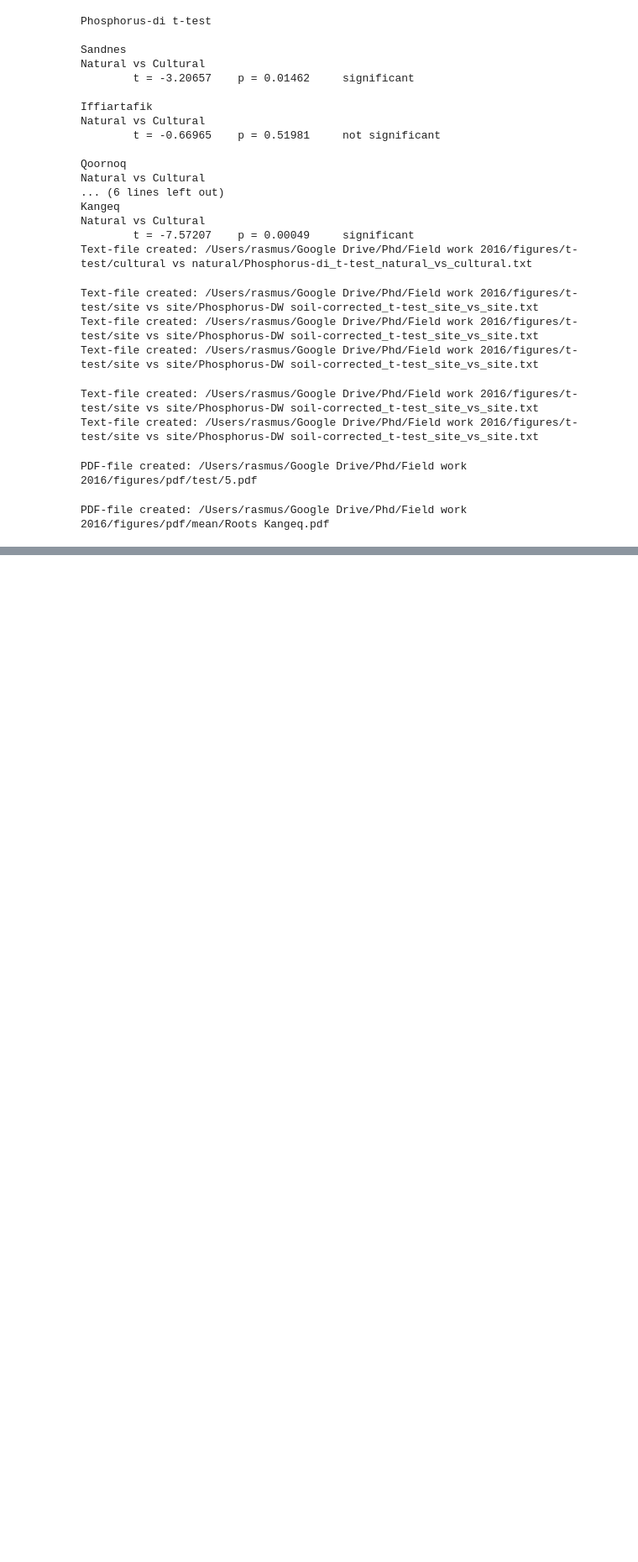
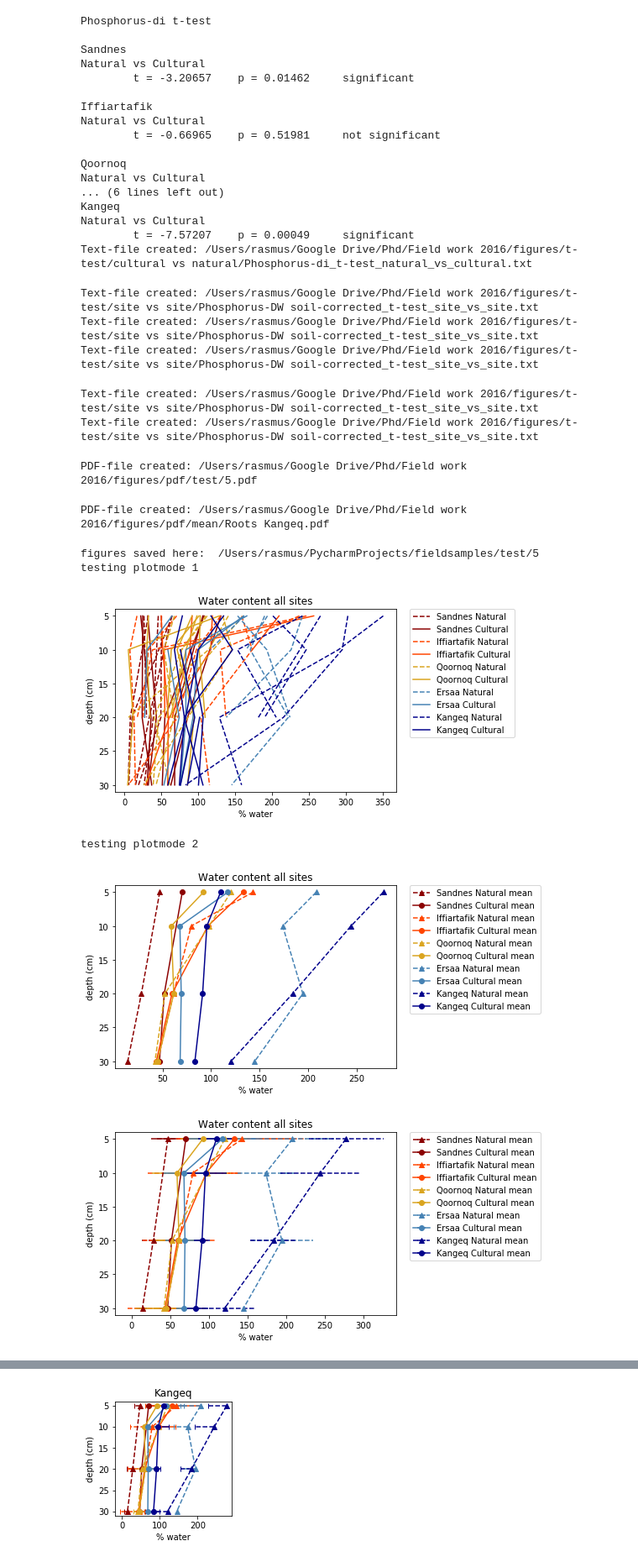
Before and after one commit to rasmusfenger/fieldsamples, a Jupyter notebook: view_soil_samples.ipynb, the cells around one changed output, grey strips where cells are left out. Shown: that part at 84% size. Cells and saved outputs as stored; diff of their text form; code cells hidden in the pictures; blank space fills up the shorter version.

```diff
--- a/view_soil_samples.ipynb
+++ b/view_soil_samples.ipynb
@@ -201,3 +204,14 @@ a = dataList[0].observation[~np.isnan(dataList[0].observation)]
 b = dataList[1].observation[~np.isnan(dataList[1].observation)]
 t, p = ttest_ind(dataList[0].observation, dataList[1].observation, equal_var=False)
 t, p = ttest_ind(a, b, equal_var=False)
+# %%
+from testsfunc import *
+inFile = '/Users/rasmus/Google Drive/Phd/Field work 2016/Lab_sheet_v9.39.xlsx'
+runtest(inFile, savefig=True)
+# %% [output]
+figures saved here:  /Users/rasmus/PycharmProjects/fieldsamples/test/5
+testing plotmode 1
+[figure, added]
+testing plotmode 2
+[figure, added]
+[figure, added]
@@ -203,0 +219 @@ t, p = ttest_ind(a, b, equal_var=False)
+[figure, added]
```
Also changed, not shown: parts of 4 cells of this notebook, 5 other files.
